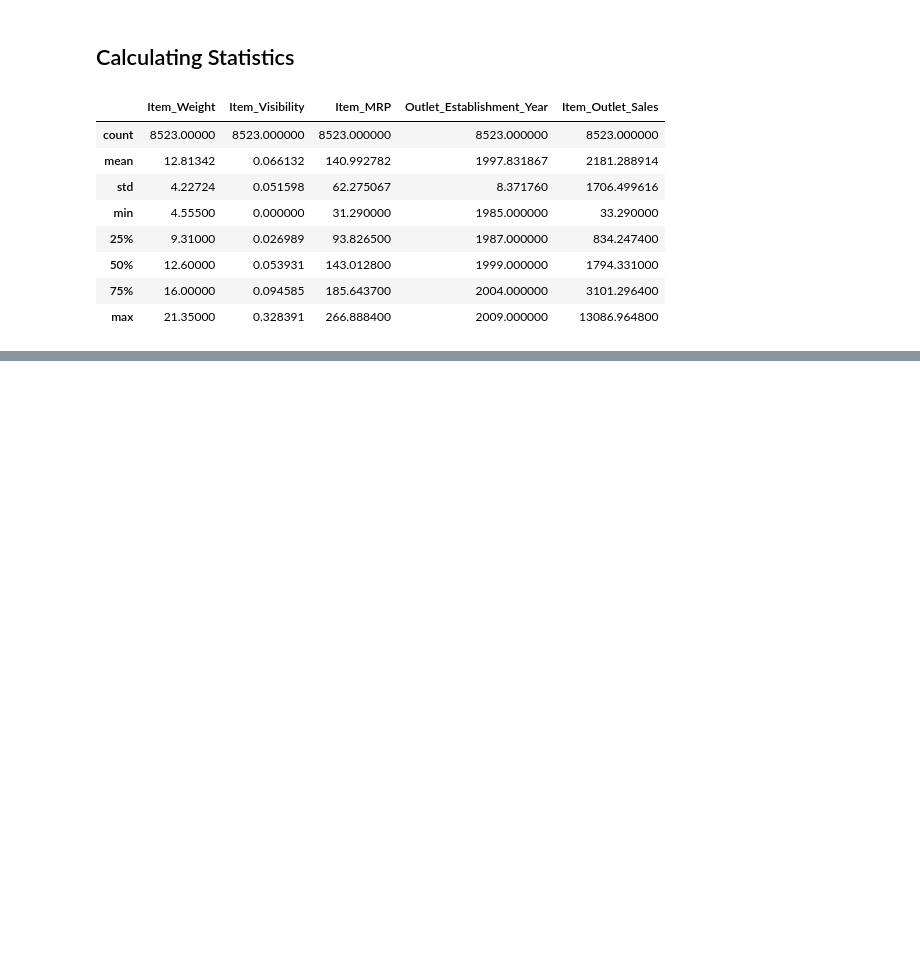
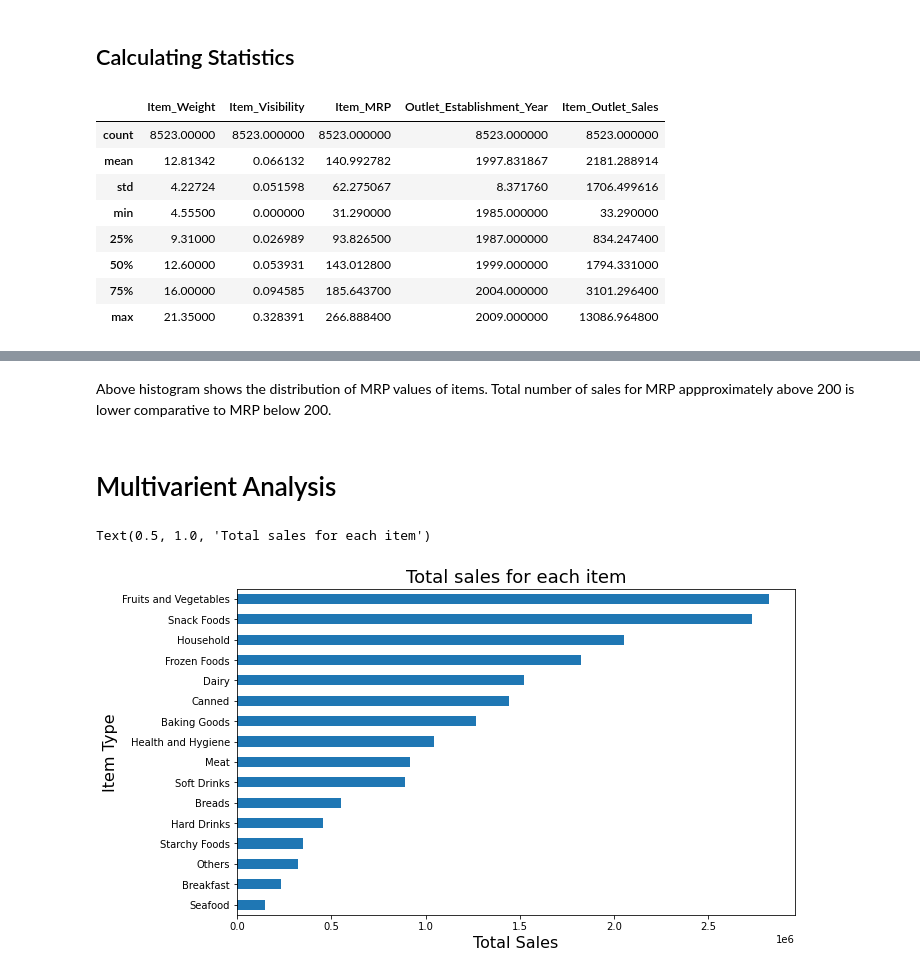
Before and after one commit to sheha919/Coding-Dojo-Project1, a Jupyter notebook: sales_prediction.ipynb, the cells around one changed output, grey strips where cells are left out. Saved outputs shown, nothing was run; the diff lists cells and outputs as text; code cells hidden in the pictures; blank space fills up the shorter version.

```diff
--- a/sales_prediction.ipynb
+++ b/sales_prediction.ipynb
@@ -293,0 +335,15 @@ df.describe()
+# %% [markdown]
+Above histogram shows the distribution of MRP values of items. Total number of sales for MRP appproximately above 200 is lower comparative to MRP below 200.
+# %% [markdown]
+# Multivarient Analysis
+# %%
+total_sales_byitem=df.groupby('Item_Type')['Item_Outlet_Sales'].sum().sort_values()
+
+plt.figure(figsize=[10,6])
+total_sales_byitem.plot(kind='barh')
+plt.ylabel('Item Type', fontsize=16)
+plt.xlabel('Total Sales',fontsize=16 )
+plt.title('Total sales for each item', fontsize=18)
+# %% [output]
+Text(0.5, 1.0, 'Total sales for each item')
+[figure, added]
```
Also changed, not shown: parts of 18 cells of this notebook.
